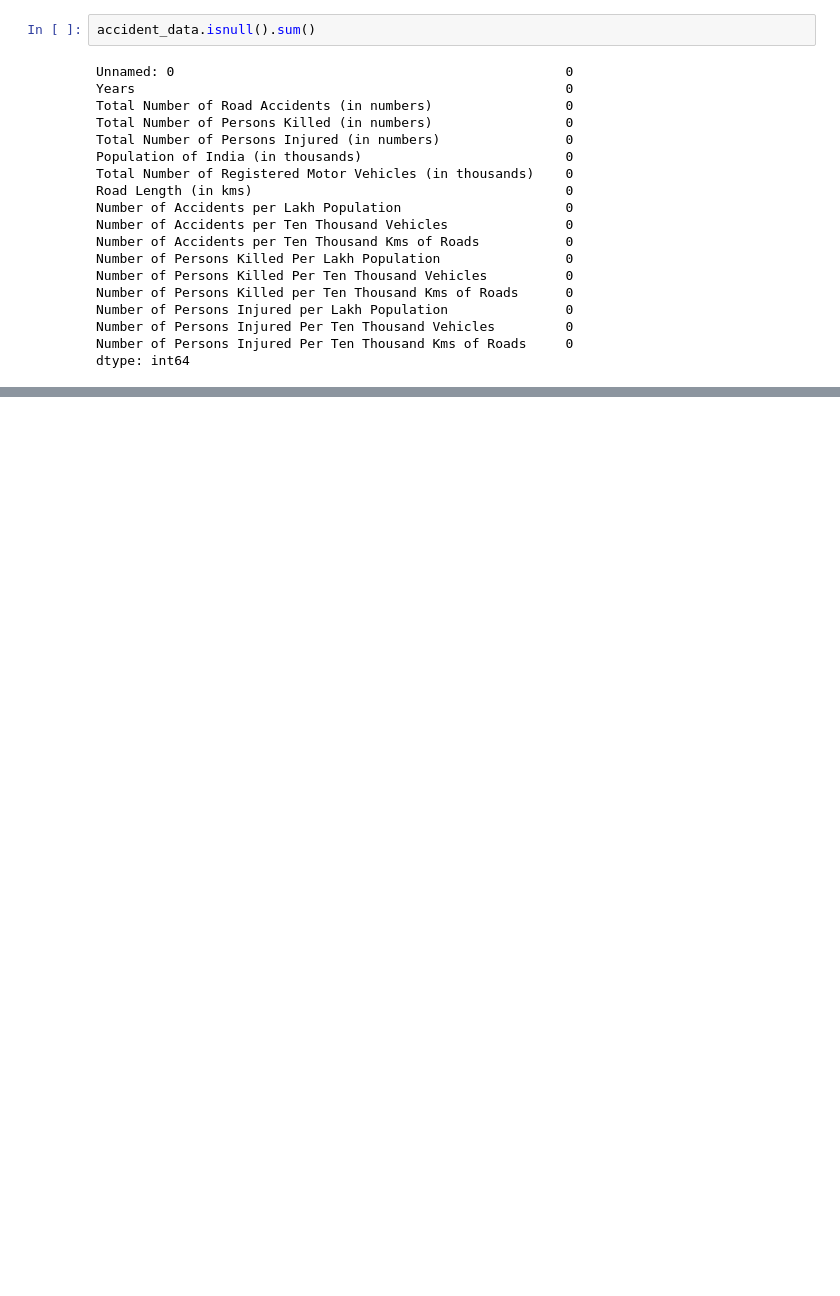
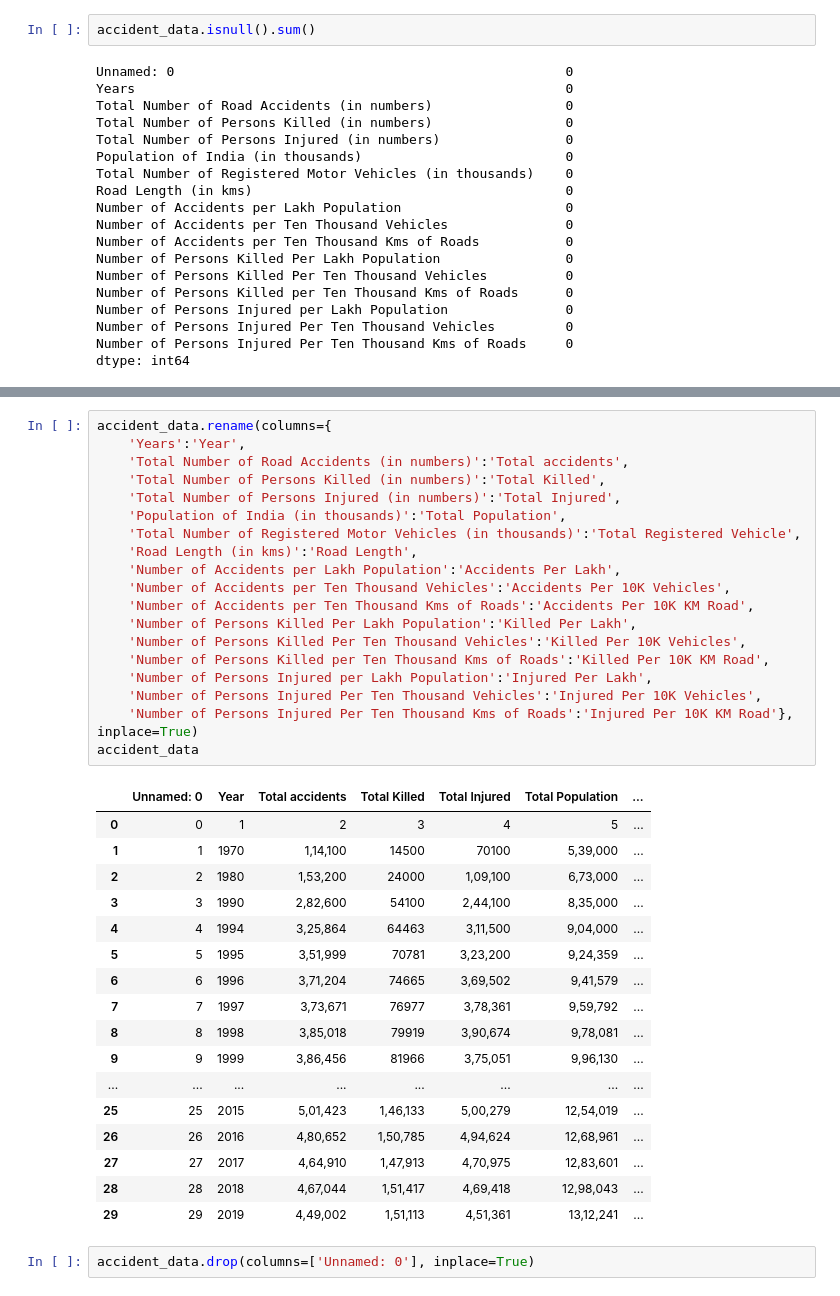
Before and after one commit to janvidixit3344/Accident_ROAD, a Jupyter notebook: analysis2.ipynb, the cells around one changed output, grey strips where cells are left out. Drawn from its saved outputs; the diff is of its cells as text; blank space fills up the shorter version.

```diff
--- a/analysis2.ipynb
+++ b/analysis2.ipynb
@@ -46,0 +67,39 @@ dtype: int64
+# %%
+accident_data.rename(columns={
+    'Years':'Year',
+    'Total Number of Road Accidents (in numbers)':'Total accidents',
+    'Total Number of Persons Killed (in numbers)':'Total Killed',
+    'Total Number of Persons Injured (in numbers)':'Total Injured',
+    'Population of India (in thousands)':'Total Population',
+    'Total Number of Registered Motor Vehicles (in thousands)':'Total Registered Vehicle',
+    'Road Length (in kms)':'Road Length',
+    'Number of Accidents per Lakh Population':'Accidents Per Lakh',
+    'Number of Accidents per Ten Thousand Vehicles':'Accidents Per 10K Vehicles',
+    'Number of Accidents per Ten Thousand Kms of Roads':'Accidents Per 10K KM Road',
+    'Number of Persons Killed Per Lakh Population':'Killed Per Lakh',
+    'Number of Persons Killed Per Ten Thousand Vehicles':'Killed Per 10K Vehicles',
+    'Number of Persons Killed per Ten Thousand Kms of Roads':'Killed Per 10K KM Road',
+    'Number of Persons Injured per Lakh Population':'Injured Per Lakh',
+    'Number of Persons Injured Per Ten Thousand Vehicles':'Injured Per 10K Vehicles',
+    'Number of Persons Injured Per Ten Thousand Kms of Roads':'Injured Per 10K KM Road'}, inplace=True)
+accident_data
+# %% [output]
+|  | Unnamed: 0 | Year | Total accidents | Total Killed | Total Injured | Total Population | ... |
+| 0 | 0 | 1 | 2 | 3 | 4 | 5 | ... |
+| 1 | 1 | 1970 | 1,14,100 | 14500 | 70100 | 5,39,000 | ... |
+| 2 | 2 | 1980 | 1,53,200 | 24000 | 1,09,100 | 6,73,000 | ... |
+| 3 | 3 | 1990 | 2,82,600 | 54100 | 2,44,100 | 8,35,000 | ... |
+| 4 | 4 | 1994 | 3,25,864 | 64463 | 3,11,500 | 9,04,000 | ... |
+| 5 | 5 | 1995 | 3,51,999 | 70781 | 3,23,200 | 9,24,359 | ... |
+| 6 | 6 | 1996 | 3,71,204 | 74665 | 3,69,502 | 9,41,579 | ... |
+| 7 | 7 | 1997 | 3,73,671 | 76977 | 3,78,361 | 9,59,792 | ... |
+| 8 | 8 | 1998 | 3,85,018 | 79919 | 3,90,674 | 9,78,081 | ... |
+| 9 | 9 | 1999 | 3,86,456 | 81966 | 3,75,051 | 9,96,130 | ... |
+| ... | ... | ... | ... | ... | ... | ... | ... |
+| 25 | 25 | 2015 | 5,01,423 | 1,46,133 | 5,00,279 | 12,54,019 | ... |
+| 26 | 26 | 2016 | 4,80,652 | 1,50,785 | 4,94,624 | 12,68,961 | ... |
+| 27 | 27 | 2017 | 4,64,910 | 1,47,913 | 4,70,975 | 12,83,601 | ... |
+| 28 | 28 | 2018 | 4,67,044 | 1,51,417 | 4,69,418 | 12,98,043 | ... |
+| 29 | 29 | 2019 | 4,49,002 | 1,51,113 | 4,51,361 | 13,12,241 | ... |
+# %%
+accident_data.drop(columns=['Unnamed: 0'], inplace=True)
```
Also changed, not shown: parts of 2 cells of this notebook, 3 other files.
